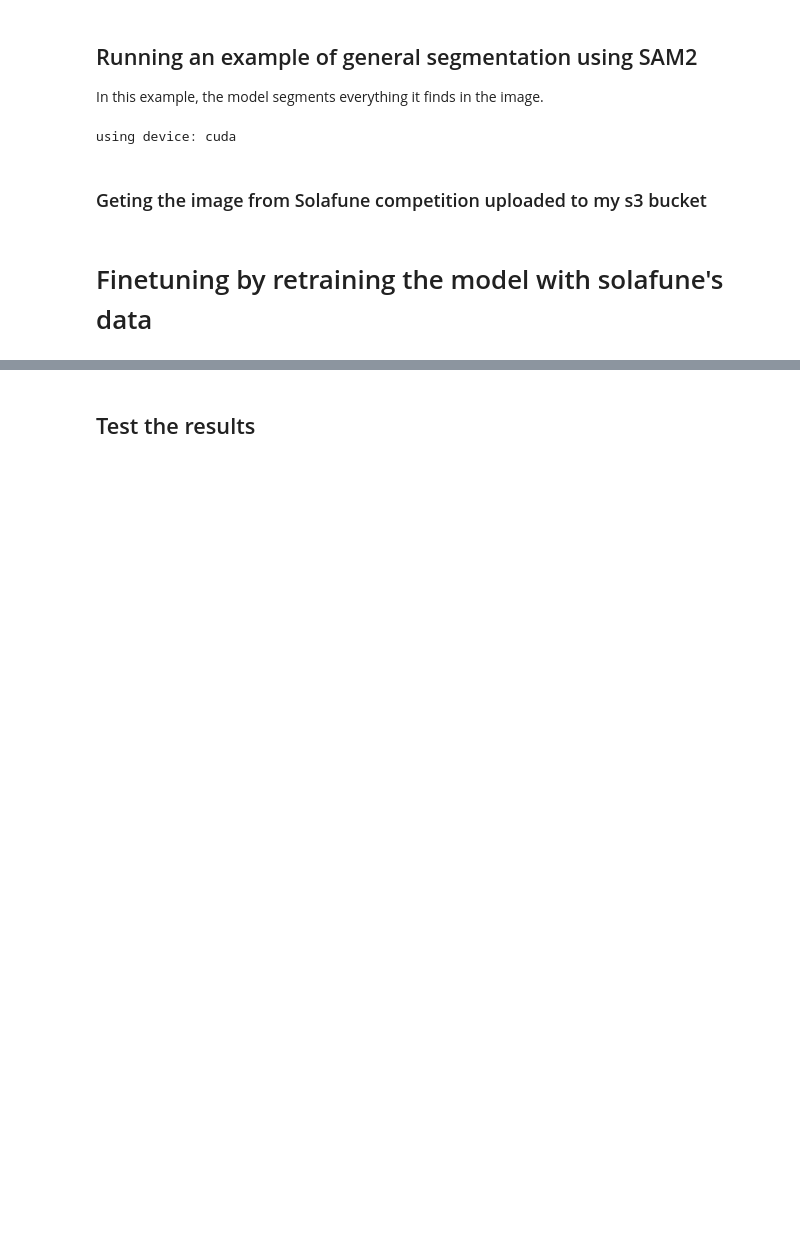
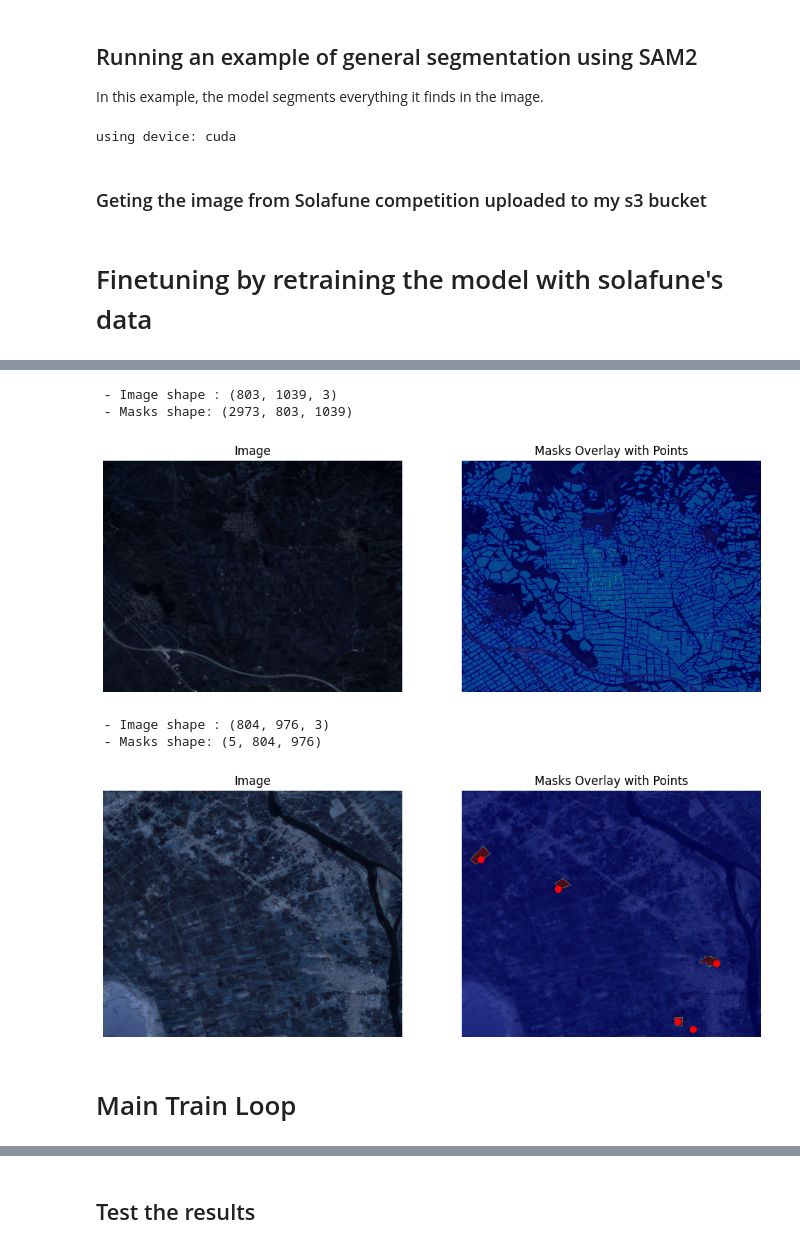
Before and after one commit to caxaxa/solafine_field_segmentation, a Jupyter notebook: solafune_sam2_finetuning_training.ipynb, the cells around one changed output, grey strips where cells are left out. Cells and saved outputs as stored; diff of their text form; code cells hidden in the pictures; blank space fills up the shorter version.

```diff
--- a/solafune_sam2_finetuning_training.ipynb
+++ b/solafune_sam2_finetuning_training.ipynb
@@ -299,0 +174,57 @@ OutOfMemoryError: CUDA out of memory. Tried to allocate 6.20 GiB. GPU 0 has a to
+# %%
+import matplotlib.pyplot as plt
+
+
+def visualize_batch(image, masks, points=None):
+    print(f" - Image shape : {image.shape}")
+    print(f" - Masks shape: {masks.shape}")
+
+    plt.figure(figsize=(12, 6))
+
+    # Show the image
+    plt.subplot(1, 2, 1)
+    plt.imshow(image)
+    plt.title("Image")
+    plt.axis('off')
+
+    # Show the masks overlayed on the image
+    combined_mask = masks.sum(axis=0)
+    plt.subplot(1, 2, 2)
+    plt.imshow(image)
+    plt.imshow(combined_mask, alpha=0.5, cmap='jet')
+
+    # Plot the points if provided
+    if points is not None:
+        for point in points:
+            plt.plot(point[0][0], point[0][1], 'ro')  # red dots for points
+
+    plt.title("Masks Overlay with Points")
+    plt.axis('off')
+
+    plt.show()
+
+
+
+# Load the annotations data
+data = load_annotations(train_annotation_s3_uri)['images']
+
+image, masks, points, _ = read_batch(data, image_s3_prefix)
+
+
+# Visualize the batch
+visualize_batch(image, masks)
+
+image, masks, points, _ = read_reduced_batch(data, image_s3_prefix)
+
+
+visualize_batch(image, masks, points)
+# %% [output]
+ - Image shape : (803, 1039, 3)
+ - Masks shape: (2973, 803, 1039)
+[figure, added]
+ - Image shape : (804, 976, 3)
+ - Masks shape: (5, 804, 976)
+[figure, added]
+# %% [markdown]
+
+# Main Train Loop
```
Also changed, not shown: parts of 15 cells of this notebook, 2 other files.
